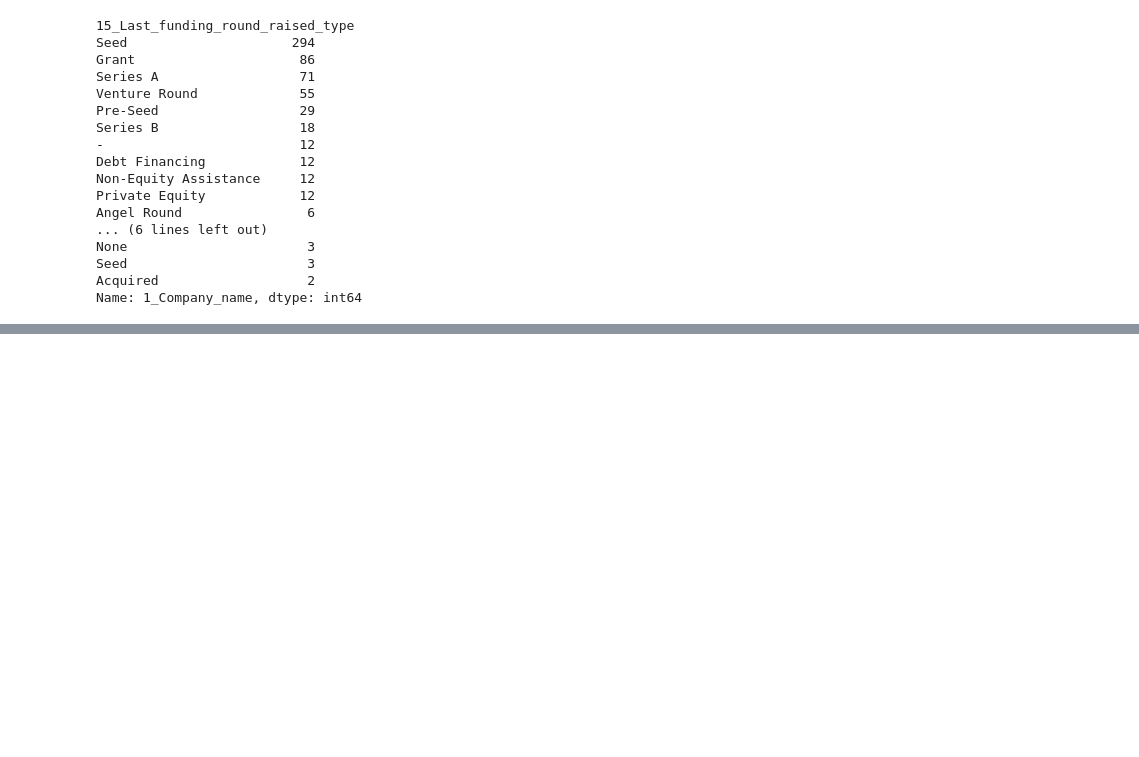
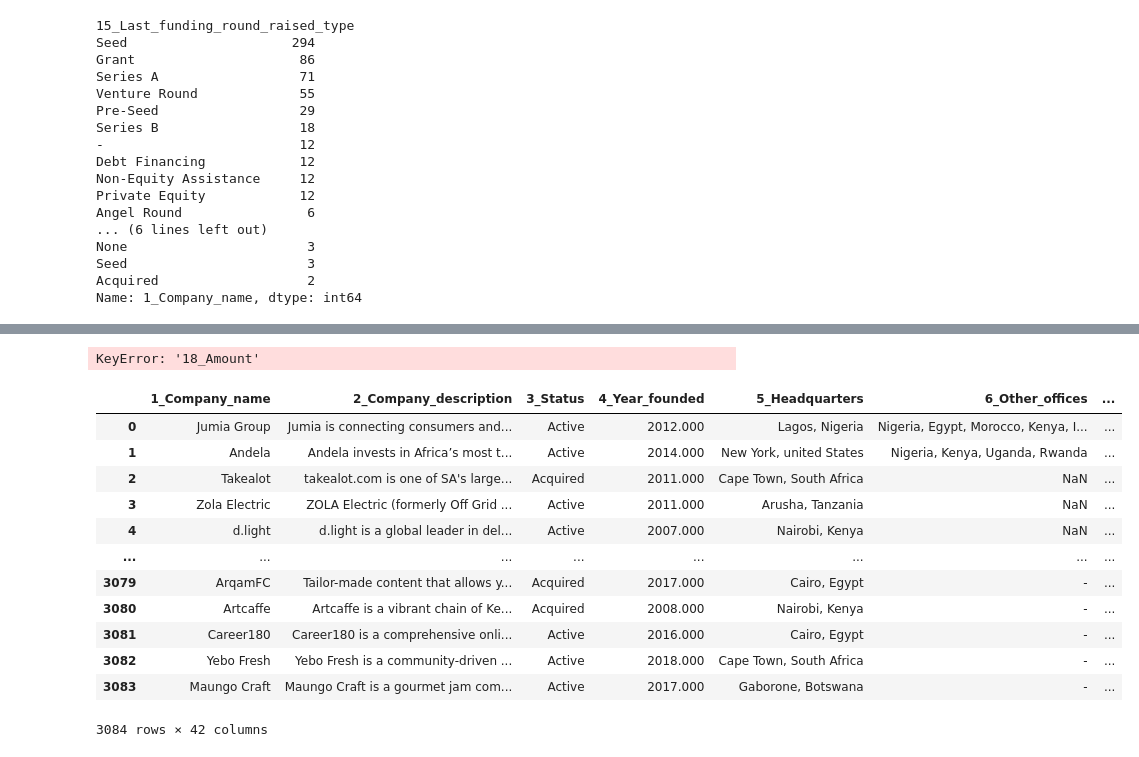
Before and after one commit to masete/Digest-Africa, a Jupyter notebook: Initial model/company.ipynb, the cells around one changed output, grey strips where cells are left out. Saved outputs shown, nothing was run; the diff lists cells and outputs as text; code cells hidden in the pictures; blank space fills up the shorter version.

Commit message:
cleaning 18_amount

```diff
--- a/Initial model/company.ipynb
+++ b/Initial model/company.ipynb
@@ -488,0 +526,20 @@ Name: 1_Company_name, dtype: int64
+# %%
+pd.pivot_table(df, index = '1_Company_name', values='18_Amount').sort_values('18_Amount', ascending=False)
+# %% [output]
+KeyError: '18_Amount'
+# %%
+df
+# %% [output]
+|  | 1_Company_name | 2_Company_description | 3_Status | 4_Year_founded | 5_Headquarters | 6_Other_offices | ... |
+| 0 | Jumia Group | Jumia is connecting consumers and... | Active | 2012.000 | Lagos, Nigeria | Nigeria, Egypt, Morocco, Kenya, I... | ... |
+| 1 | Andela | Andela invests in Africa’s most t... | Active | 2014.000 | New York, united States | Nigeria, Kenya, Uganda, Rwanda | ... |
+| 2 | Takealot | takealot.com is one of SA's large... | Acquired | 2011.000 | Cape Town, South Africa | NaN | ... |
+| 3 | Zola Electric | ZOLA Electric (formerly Off Grid ... | Active | 2011.000 | Arusha, Tanzania | NaN | ... |
+| 4 | d.light | d.light is a global leader in del... | Active | 2007.000 | Nairobi, Kenya | NaN | ... |
+| ... | ... | ... | ... | ... | ... | ... | ... |
+| 3079 | ArqamFC | Tailor-made content that allows y... | Acquired | 2017.000 | Cairo, Egypt | - | ... |
+| 3080 | Artcaffe | Artcaffe is a vibrant chain of Ke... | Acquired | 2008.000 | Nairobi, Kenya | - | ... |
+| 3081 | Career180 | Career180 is a comprehensive onli... | Active | 2016.000 | Cairo, Egypt | - | ... |
+| 3082 | Yebo Fresh | Yebo Fresh is a community-driven ... | Active | 2018.000 | Cape Town, South Africa | - | ... |
+| 3083 | Maungo Craft | Maungo Craft is a gourmet jam com... | Active | 2017.000 | Gaborone, Botswana | - | ... |
+3084 rows × 42 columns
```
Also changed, not shown: parts of 4 cells of this notebook.
